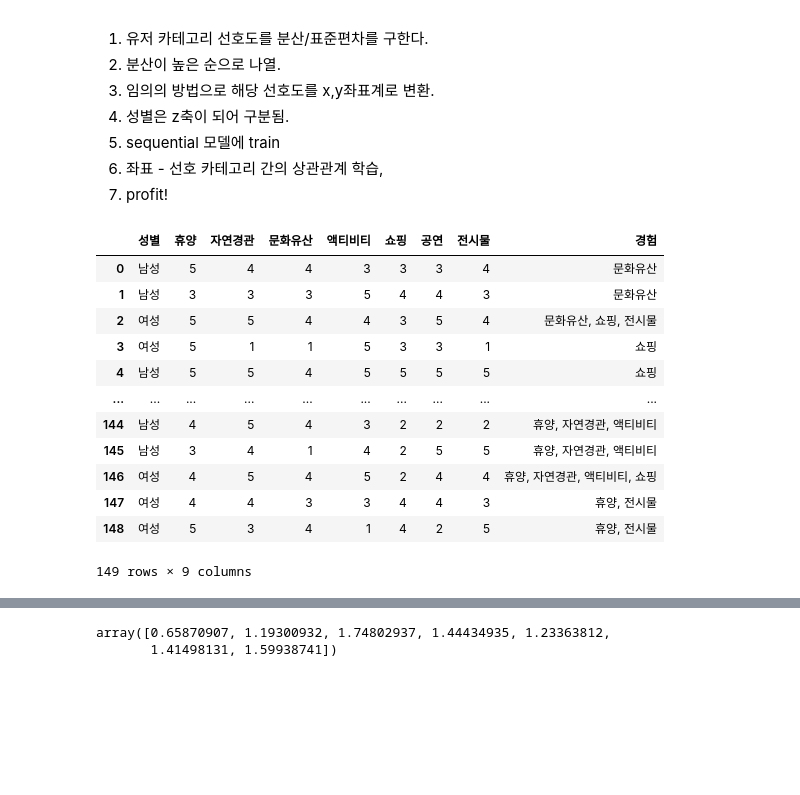
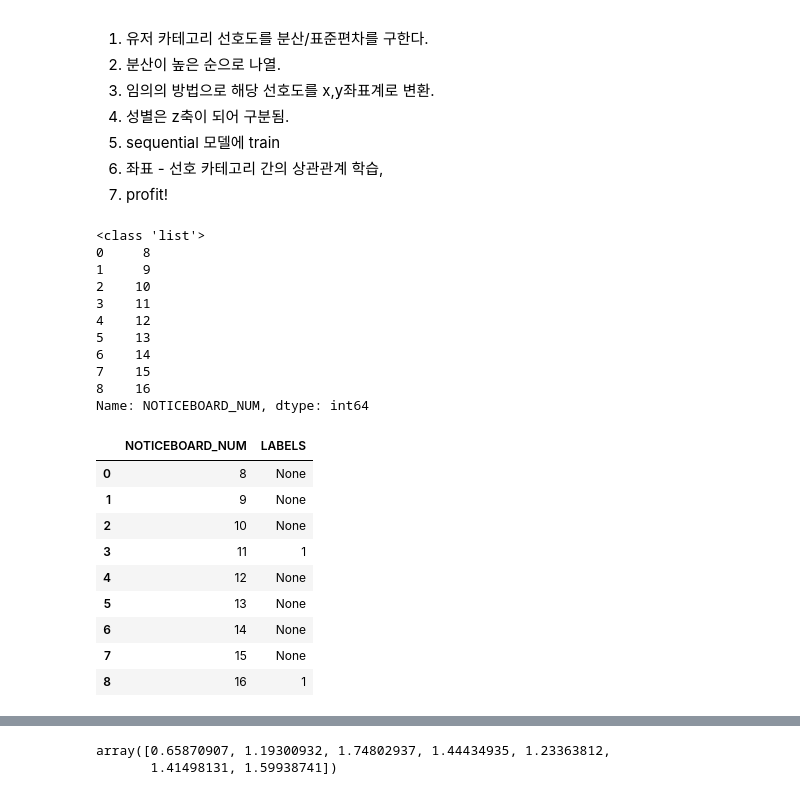
Before and after one commit to gkdnfka/Travel_Together, a Jupyter notebook: Data/new_model_test.ipynb, the cells around one changed output, grey strips where cells are left out. Drawn from its saved outputs; the diff is of its cells as text; code cells hidden in the pictures; blank space fills up the shorter version.

Commit message:
date: 22/05/13 worker : 김우람 note: 사용자 게시글 추천 알고리즘 적용. python script에서 numpy/pandas library를 통해 행렬분해 계산. 해당 데이터를 JSON Object로 반환받아 node 내에서 client로 반환.

```diff
--- a/Data/new_model_test.ipynb
+++ b/Data/new_model_test.ipynb
@@ -9,21 +9,39 @@
 6. 좌표 - 선호 카테고리 간의 상관관계 학습,
 7. profit!
 # %%
+import json
+import sys
+import numpy as np
 import pandas as pd
 
-df = pd.read_csv("./survey_data_after.csv", encoding = "euc-kr")
-df
+userdata = json.loads('{\"USER_CODE\":39,\"USER_TASTE\":\"0,22\"}')
+postdata = json.loads('[{\"NOTICEBOARD_NUM\":8,\"LABELS\":null},{\"NOTICEBOARD_NUM\":9,\"LABELS\":null},{\"NOTICEBOARD_NUM\":10,\"LABELS\":null},{\"NOTICEBOARD_NUM\":11,\"LABELS\":\"1\"},{\"NOTICEBOARD_NUM\":12,\"LABELS\":null},{\"NOTICEBOARD_NUM\":13,\"LABELS\":null},{\"NOTICEBOARD_NUM\":14,\"LABELS\":null},{\"NOTICEBOARD_NUM\":15,\"LABELS\":null},{\"NOTICEBOARD_NUM\":16,\"LABELS\":\"1\"}]')
+
+label_leng = 29
+print(type(postdata))
+
+post_df = pd.DataFrame(postdata)
+print(post_df['NOTICEBOARD_NUM'])
+post_df
 # %% [output]
+<class 'list'>
+0     8
+1     9
+2    10
+3    11
+4    12
+5    13
+6    14
+7    15
+8    16
+Name: NOTICEBOARD_NUM, dtype: int64
-|  | 성별 | 휴양 | 자연경관 | 문화유산 | 액티비티 | 쇼핑 | 공연 | 전시물 | 경험 |
-| 0 | 남성 | 5 | 4 | 4 | 3 | 3 | 3 | 4 | 문화유산 |
-| 1 | 남성 | 3 | 3 | 3 | 5 | 4 | 4 | 3 | 문화유산 |
-| 2 | 여성 | 5 | 5 | 4 | 4 | 3 | 5 | 4 | 문화유산, 쇼핑, 전시물 |
-| 3 | 여성 | 5 | 1 | 1 | 5 | 3 | 3 | 1 | 쇼핑 |
-| 4 | 남성 | 5 | 5 | 4 | 5 | 5 | 5 | 5 | 쇼핑 |
-| ... | ... | ... | ... | ... | ... | ... | ... | ... | ... |
-| 144 | 남성 | 4 | 5 | 4 | 3 | 2 | 2 | 2 | 휴양, 자연경관, 액티비티 |
-| 145 | 남성 | 3 | 4 | 1 | 4 | 2 | 5 | 5 | 휴양, 자연경관, 액티비티 |
-| 146 | 여성 | 4 | 5 | 4 | 5 | 2 | 4 | 4 | 휴양, 자연경관, 액티비티, 쇼핑 |
-| 147 | 여성 | 4 | 4 | 3 | 3 | 4 | 4 | 3 | 휴양, 전시물 |
-| 148 | 여성 | 5 | 3 | 4 | 1 | 4 | 2 | 5 | 휴양, 전시물 |
+|  | NOTICEBOARD_NUM | LABELS |
+| 0 | 8 | None |
+| 1 | 9 | None |
+| 2 | 10 | None |
+| 3 | 11 | 1 |
+| 4 | 12 | None |
+| 5 | 13 | None |
+| 6 | 14 | None |
+| 7 | 15 | None |
+| 8 | 16 | 1 |
-149 rows × 9 columns
```
Also changed, not shown: parts of 2 cells of this notebook, 4 other files.
